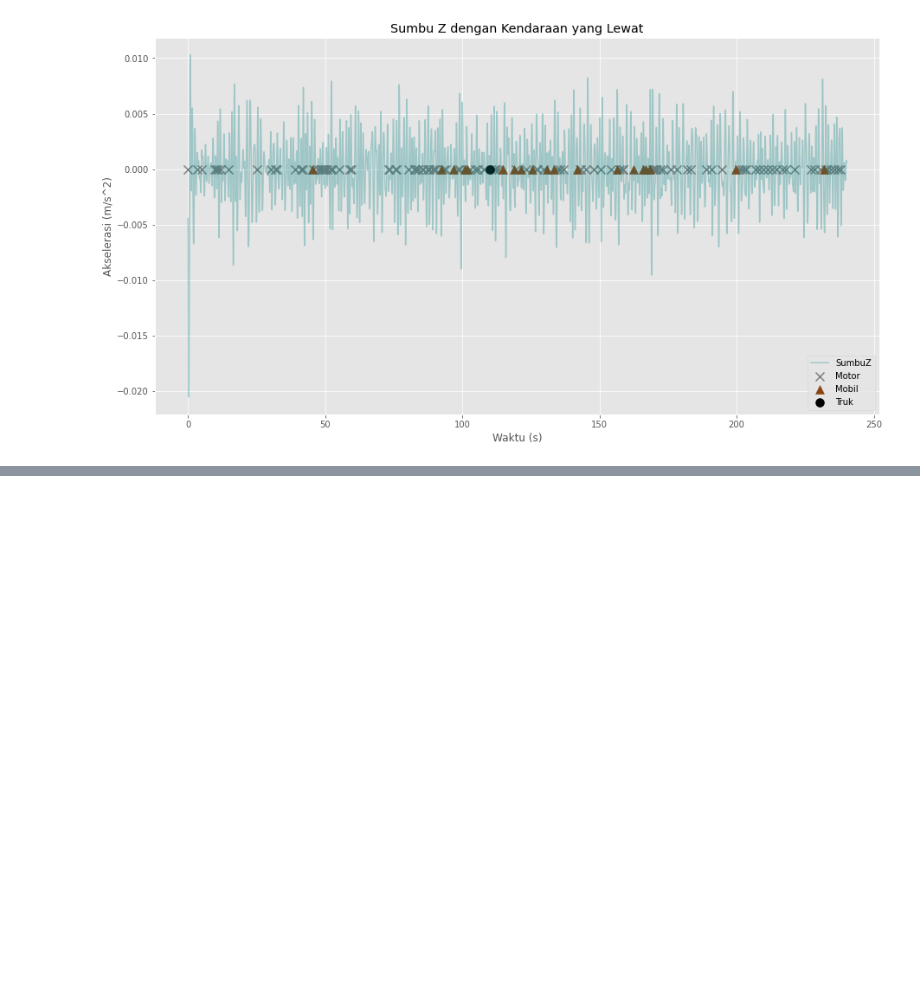
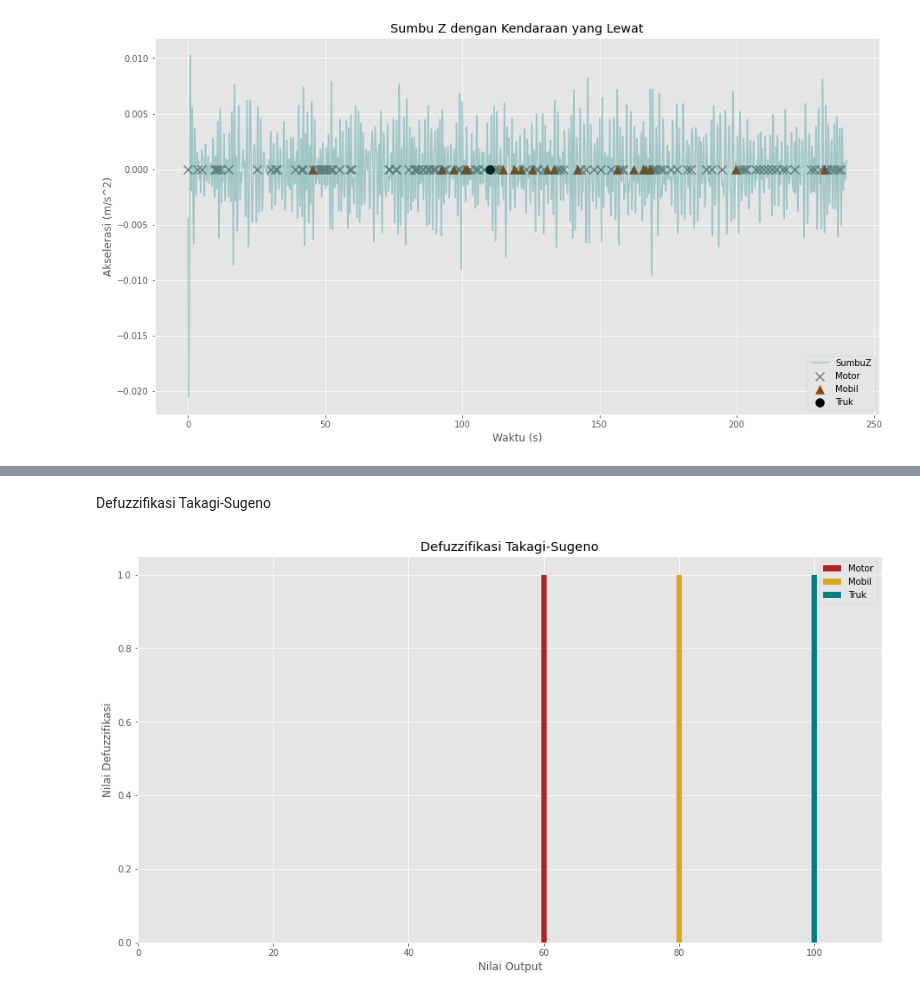
Before and after one commit to Otniel113/IoT_Jalan, a Jupyter notebook: IoT_Jalan.ipynb, the cells around one changed output, grey strips where cells are left out. Cells and saved outputs as stored; diff of their text form; code cells hidden in the pictures; blank space fills up the shorter version.

```diff
--- a/IoT_Jalan.ipynb
+++ b/IoT_Jalan.ipynb
@@ -360,0 +457,19 @@ plt.show()
+# %% [markdown]
+Defuzzifikasi Takagi-Sugeno
+# %%
+motor = [60]
+mobil = [80]
+truk = [100]
+nilai_defuzz = [1]
+colors = ['firebrick', 'goldenrod', 'teal']
+plt.bar(motor, nilai_defuzz, color='firebrick', label='Motor')
+plt.bar(mobil, nilai_defuzz, color='goldenrod', label='Mobil')
+plt.bar(truk, nilai_defuzz, color='teal', label='Truk')
+plt.xlim(0,110)
+plt.title('Defuzzifikasi Takagi-Sugeno')
+plt.xlabel('Nilai Output')
+plt.ylabel('Nilai Defuzzifikasi')
+plt.legend()
+plt.show()
+# %% [output]
+[figure, added]
```
Also changed, not shown: parts of 14 cells of this notebook.
